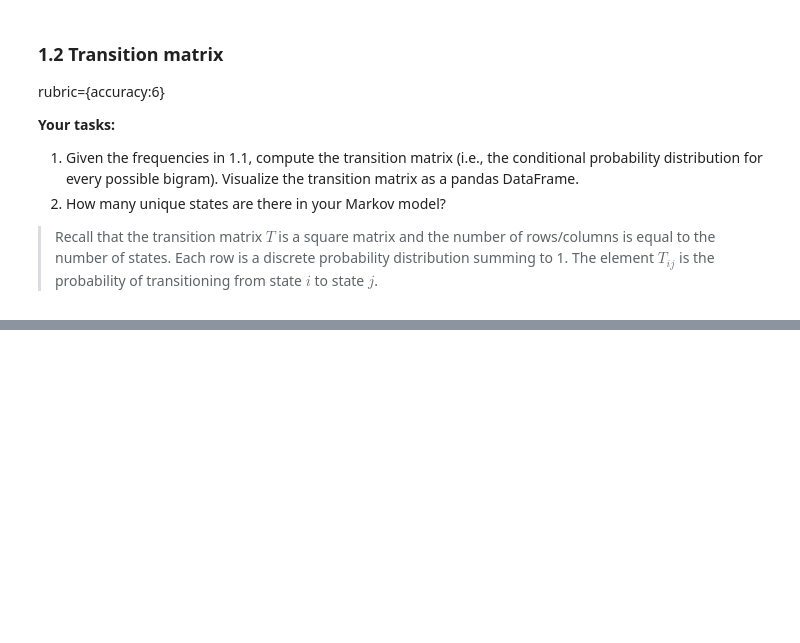
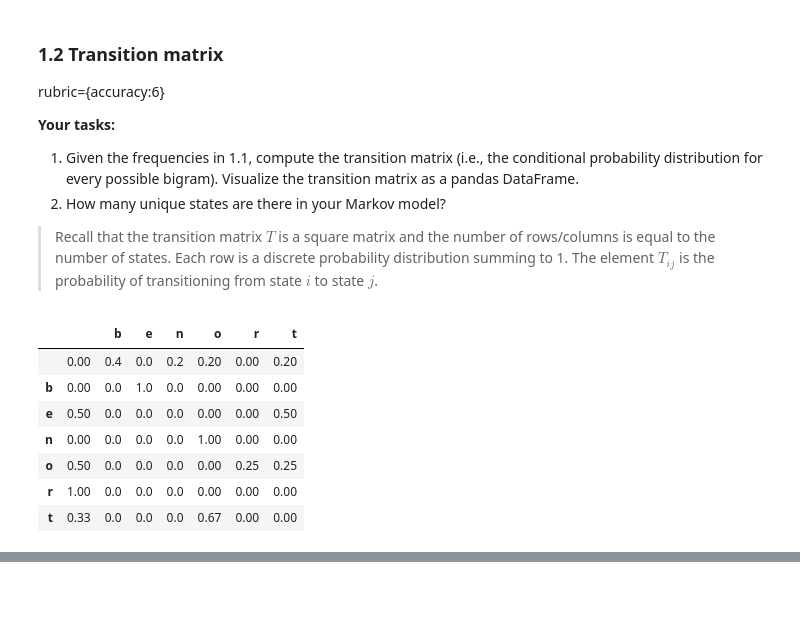
Before and after one commit to AishwaryaGopal12/575lab1, a Jupyter notebook: lab1.ipynb, the cells around one changed output, grey strips where cells are left out. Drawn from its saved outputs; the diff is of its cells as text; code cells hidden in the pictures; blank space fills up the shorter version.

```diff
--- a/lab1.ipynb
+++ b/lab1.ipynb
@@ -101,2 +120,20 @@ rubric={accuracy:6}
+# %%
+### Solution_1_2_1
+
+### YOUR ANSWER HERE
+
+for index, row in frequencies_df.iterrows():
+    n = np.nansum(row)
+    row[:] = [round(f/n,2) for f in row]
+frequencies_df
+# %% [output]
+|  |  | b | e | n | o | r | t |
+|  | 0.00 | 0.4 | 0.0 | 0.2 | 0.20 | 0.00 | 0.20 |
+| b | 0.00 | 0.0 | 1.0 | 0.0 | 0.00 | 0.00 | 0.00 |
+| e | 0.50 | 0.0 | 0.0 | 0.0 | 0.00 | 0.00 | 0.50 |
+| n | 0.00 | 0.0 | 0.0 | 0.0 | 1.00 | 0.00 | 0.00 |
+| o | 0.50 | 0.0 | 0.0 | 0.0 | 0.00 | 0.25 | 0.25 |
+| r | 1.00 | 0.0 | 0.0 | 0.0 | 0.00 | 0.00 | 0.00 |
+| t | 0.33 | 0.0 | 0.0 | 0.0 | 0.67 | 0.00 | 0.00 |
 # %%
 ### YOUR ANSWER HERE
```
Also changed, not shown: parts of 48 cells of this notebook.
